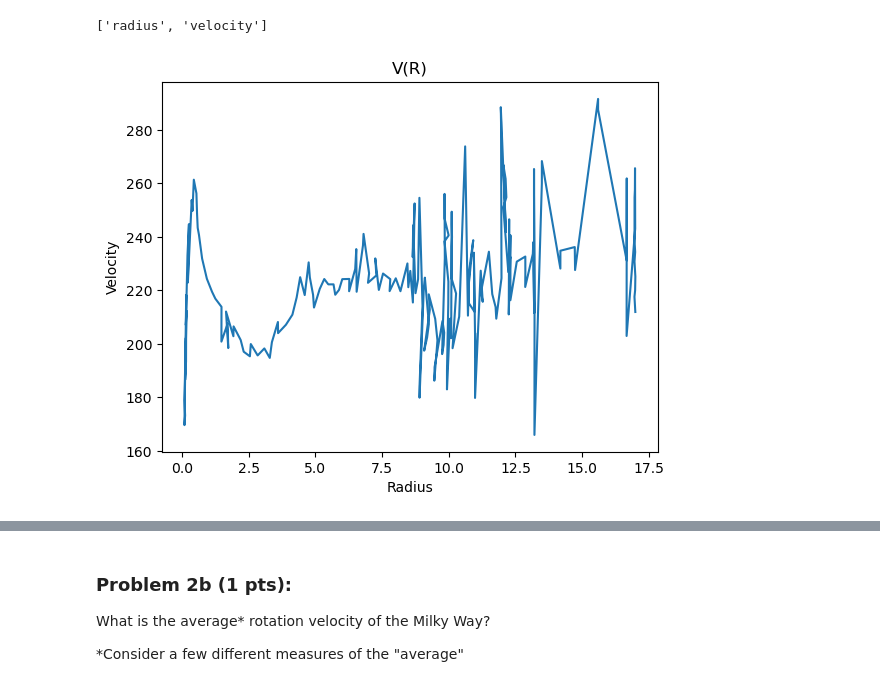
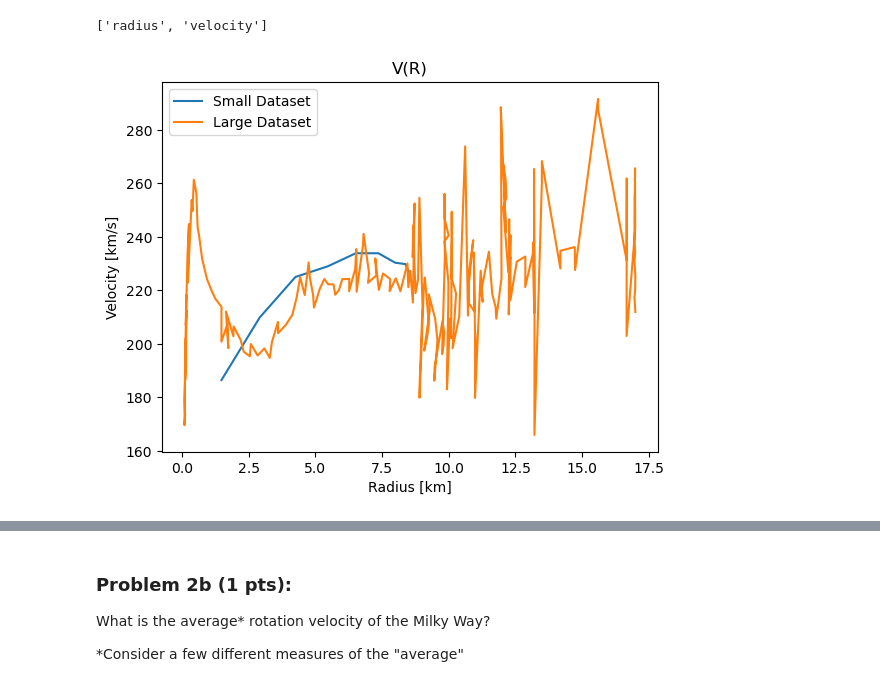
Before and after one commit to kelceydavis33/galaxies_course, a Jupyter notebook: Homework2/PS2/PS2_MilkyWayStructure_Davis.ipynb, the cells around one changed output, grey strips where cells are left out. Cells and saved outputs as stored; diff of their text form; code cells hidden in the pictures.

```diff
--- a/Homework2/PS2/PS2_MilkyWayStructure_Davis.ipynb
+++ b/Homework2/PS2/PS2_MilkyWayStructure_Davis.ipynb
@@ -60,10 +60,15 @@ from pylab import *
 # %%
 # this is the data for students to use. Do not delete.
 l = np.asarray([10.,20.,30.,40.,50.,60.,70.,80.,90.]) # in degrees
+lrad = l * (np.pi/180)
 Vmax = np.asarray([150.,138.,120.,94.,73.,52.,33.,23.,17.]) # in km/s
 
 Rsun = 8.5 #kpc
 Vsun = 210  #km/s
+
+#From website link under Deriving the galactic rotation curve, R = Rsun * sin(l)
+
+R = Rsun * np.sin(lrad)
 # %% [markdown]
 
 Using these data, plot Vmax and V(R) as a function of R (R is on the x-axis). As usual, be sure to label your plot axes, units, etc.
@@ -82,7 +87,7 @@ def getVR(l, Vmax):
     V
     """
     V0 = 210 #km/s
-    VR = Vmax+V0*np.sin(l)
+    VR = Vmax+V0*np.sin(lrad)
     return VR
 # %%
 VR = getVR(l,Vmax)
@@ -107,9 +115,13 @@ t.keys()
 # %% [output]
 ['radius', 'velocity']
 # %%
-plt.plot(t['radius'], t['velocity']);
-plt.xlabel('Radius')
-plt.ylabel('Velocity')
+VR = getVR(l,Vmax)
+plt.plot(R, VR, label = 'Small Dataset')
+
+plt.plot(t['radius'], t['velocity'], label = 'Large Dataset')
+plt.xlabel('Radius [km]')
+plt.ylabel('Velocity [km/s]')
+plt.legend()
 plt.title('V(R)');
 # %% [output]
-[figure, old version]
+[figure, new version]
```
Also changed, not shown: parts of 29 cells of this notebook, 2 other files.
